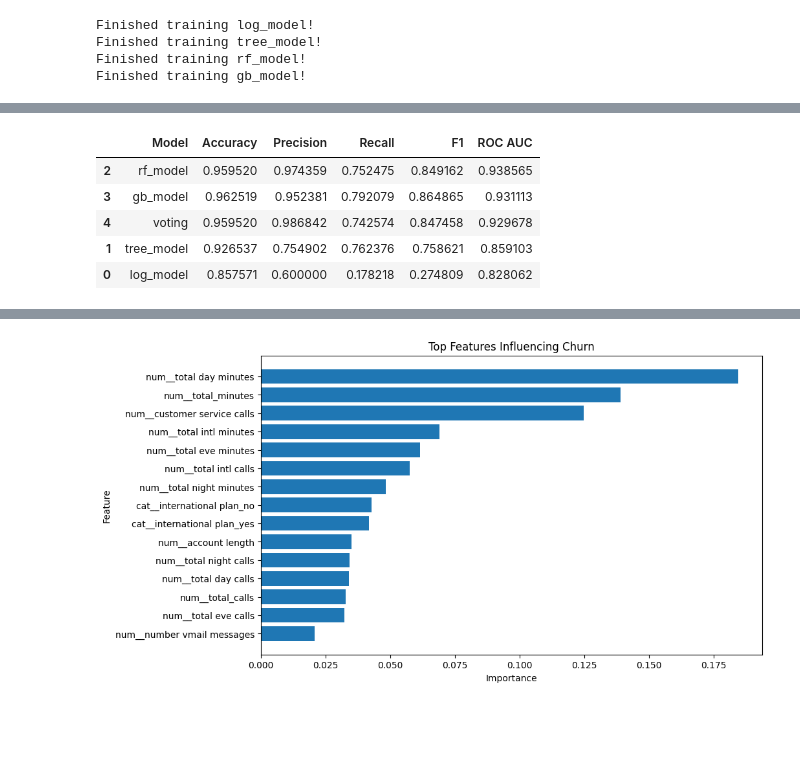
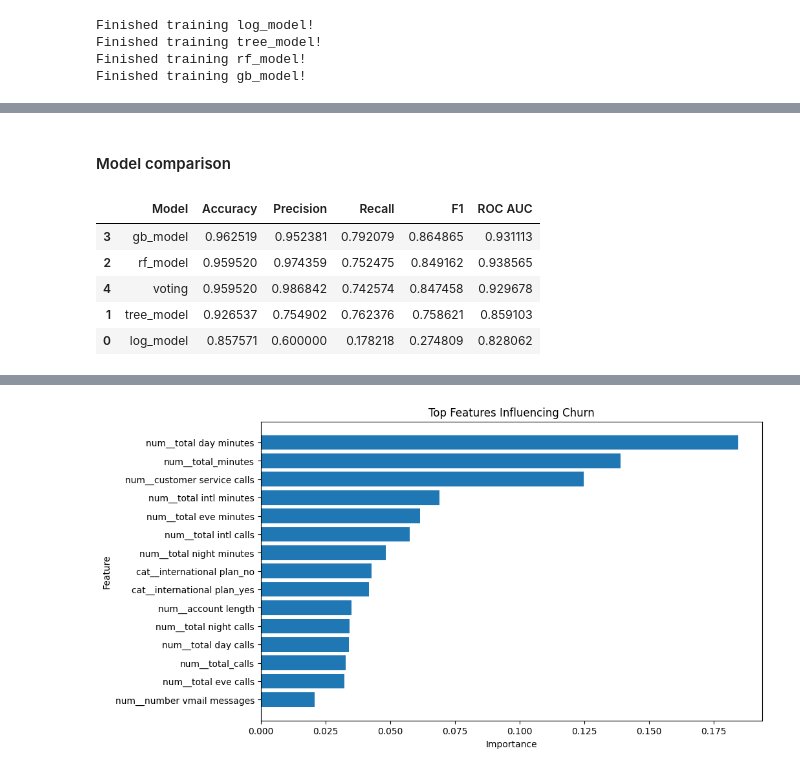
Before and after one commit to chepbree/customer-churn-prediction, a Jupyter notebook: churn.ipynb, the cells around one changed output, grey strips where cells are left out. Saved outputs shown, nothing was run; the diff lists cells and outputs as text; code cells hidden in the pictures; blank space fills up the shorter version.

```diff
--- a/churn.ipynb
+++ b/churn.ipynb
@@ -36,14 +40,13 @@ import importlib
 import evaluate
 from sklearn.metrics import accuracy_score, precision_score, recall_score, f1_score, roc_auc_score
 importlib.reload(evaluate)
-from sklearn.metrics import mean_squared_error, r2_score
-from sklearn.cluster import KMeans
+from sklearn.model_selection import GridSearchCV
 import matplotlib.pyplot as plt
 import warnings
 warnings.filterwarnings('ignore')
 
 #load the data
-data = pd.read_csv('data.csv')
+data = pd.read_csv('data/data.csv')
 data.head()
 # %% [output]
 |  | state | account length | area code | phone number | international plan | voice mail plan | ... |
@@ -377,30 +456,32 @@ weighted avg       0.96      0.96      0.96       667
+# %% [markdown]
+#### Model comparison
 # %%
 import pandas as pd
 from sklearn.metrics import accuracy_score, precision_score, recall_score, f1_score, roc_auc_score
 trained_models["voting"] = voting_pipeline
 rows = []
 
 for name, model in trained_models.items():
 
     y_pred = model.predict(X_test)
     y_prob = model.predict_proba(X_test)[:,1]
 
     rows.append({
         "Model": name,
         "Accuracy": accuracy_score(y_test, y_pred),
         "Precision": precision_score(y_test, y_pred),
         "Recall": recall_score(y_test, y_pred),
         "F1": f1_score(y_test, y_pred),
         "ROC AUC": roc_auc_score(y_test, y_prob)
     })
 
 comparison_table = pd.DataFrame(rows)
 
-comparison_table.sort_values("ROC AUC", ascending=False)
+comparison_table.sort_values("F1", ascending=False)
 # %% [output]
 |  | Model | Accuracy | Precision | Recall | F1 | ROC AUC |
+| 3 | gb_model | 0.962519 | 0.952381 | 0.792079 | 0.864865 | 0.931113 |
 | 2 | rf_model | 0.959520 | 0.974359 | 0.752475 | 0.849162 | 0.938565 |
-| 3 | gb_model | 0.962519 | 0.952381 | 0.792079 | 0.864865 | 0.931113 |
 | 4 | voting | 0.959520 | 0.986842 | 0.742574 | 0.847458 | 0.929678 |
 | 1 | tree_model | 0.926537 | 0.754902 | 0.762376 | 0.758621 | 0.859103 |
 | 0 | log_model | 0.857571 | 0.600000 | 0.178218 | 0.274809 | 0.828062 |
```
Also changed, not shown: parts of 20 cells of this notebook, 4 other files.
